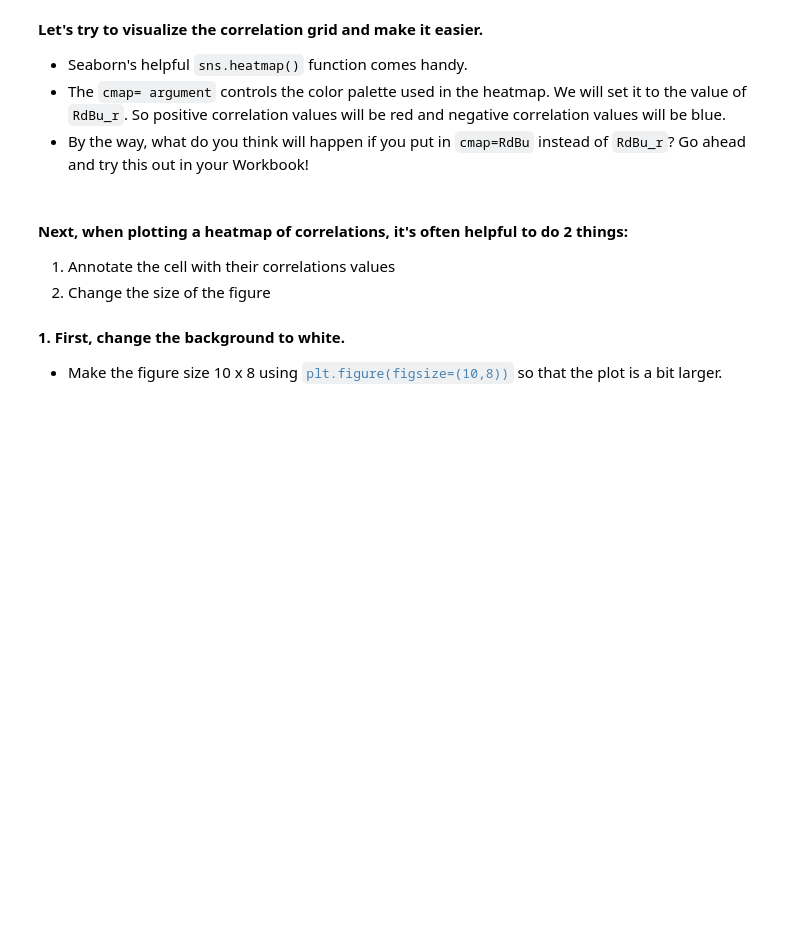
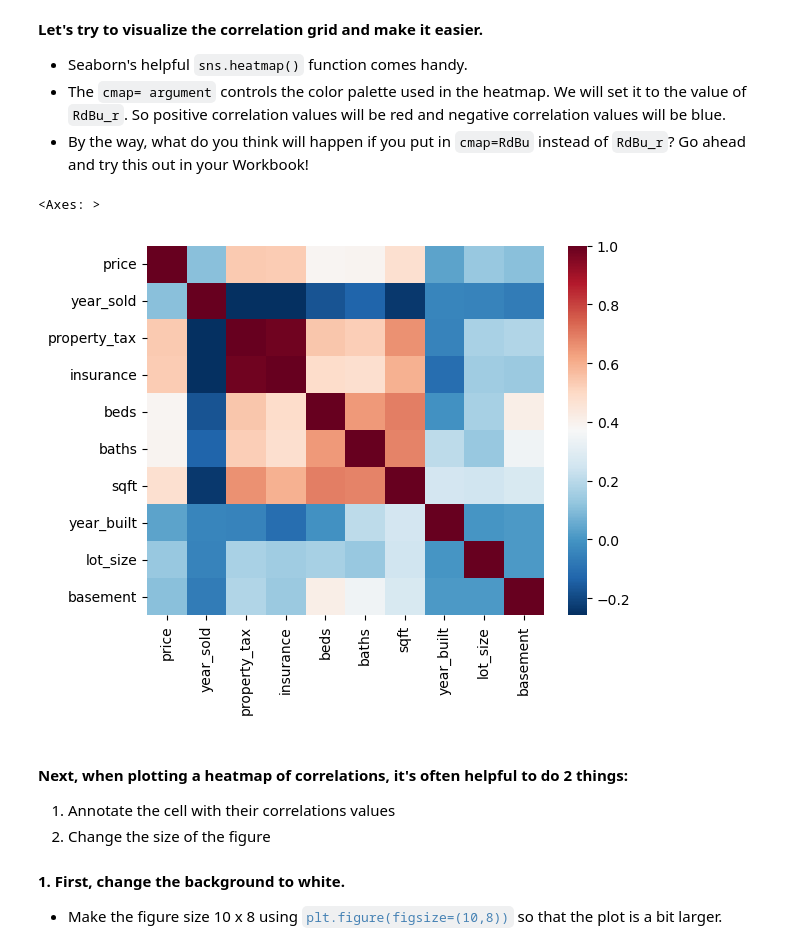
Before and after one commit to MatthewDurocher/bus0007, a Jupyter notebook: labs/lab4/EDA.ipynb, the cells around one changed output. Drawn from its saved outputs; the diff is of its cells as text; code cells hidden in the pictures; blank space fills up the shorter version.

```diff
--- a/labs/lab4/EDA.ipynb
+++ b/labs/lab4/EDA.ipynb
@@ -186,7 +262,12 @@ But first, it's important to notice that the correlations for `'basement'` all s
 * By the way, what do you think will happen if you put in  `cmap=RdBu` instead of `RdBu_r`? Go ahead and try this out in your Workbook!
 # %%
 # Calculate correlations between numeric features
+correlations = df.corr(numeric_only=True)
 # Plot heatmap of correlations
+sns.heatmap(correlations, cmap='RdBu_r')
+# %% [output]
+<Axes: >
+[figure, added]
 # %% [markdown]
 #### Next, when plotting a heatmap of correlations, it's often helpful to do 2 things:
 1. Annotate the cell with their correlations values
```
Also changed, not shown: parts of 14 cells of this notebook.
